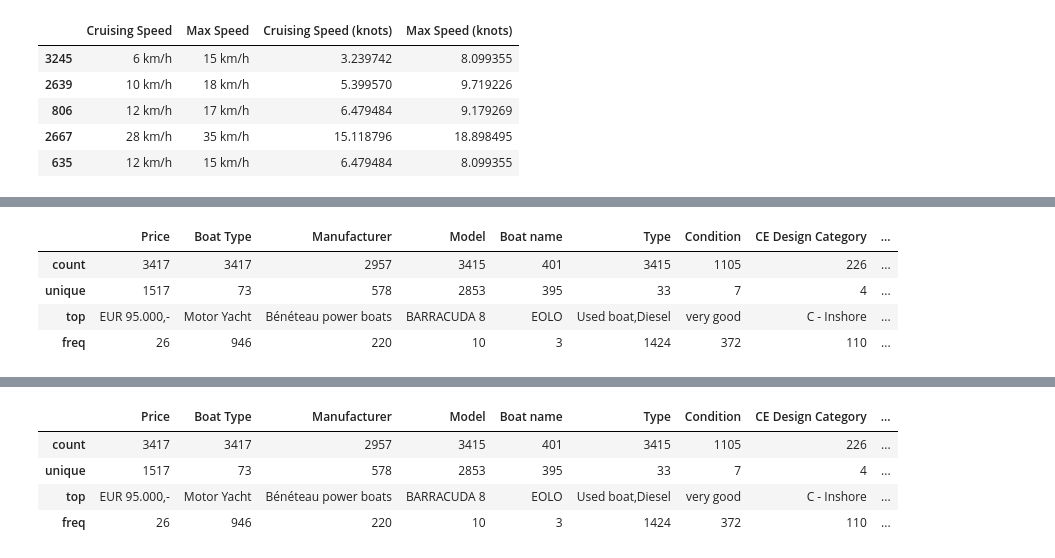
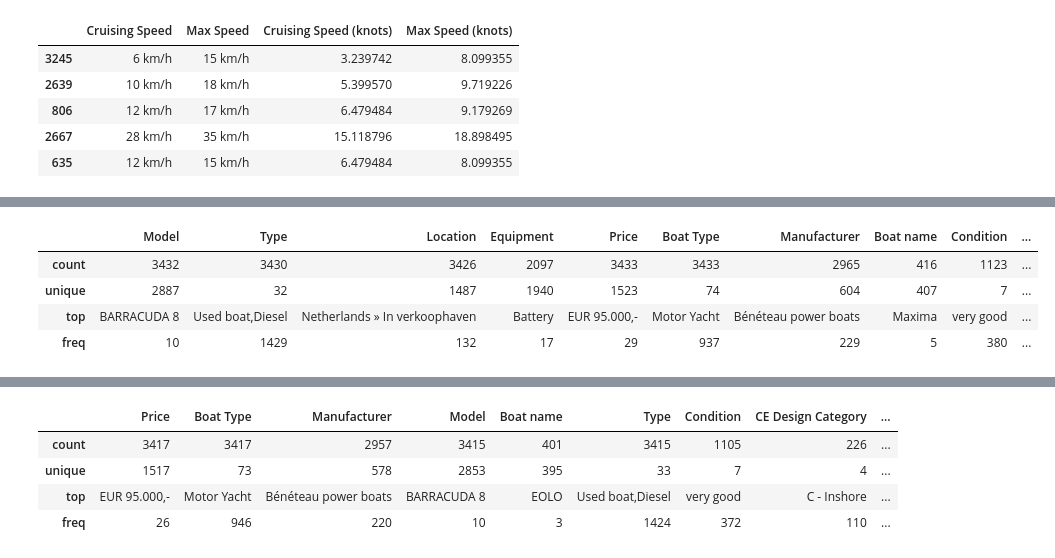
Before and after one commit to kristy25/AcademyPublic, a Jupyter notebook: Untitled1.ipynb, the cells around one changed output, grey strips where cells are left out. Saved outputs shown, nothing was run; the diff lists cells and outputs as text; code cells hidden in the pictures.

```diff
--- a/Untitled1.ipynb
+++ b/Untitled1.ipynb
@@ -1653,8 +1688,9 @@ train[col_numericals].describe()
 # %%
-train[col_categoricals].describe(include=['O'])
+train.describe(include=['O'])
+# train[col_categoricals].describe(include=['O'])
 # %% [output]
-|  | Price | Boat Type | Manufacturer | Model | Boat name | Type | Condition | CE Design Category | ... |
-| count | 3417 | 3417 | 2957 | 3415 | 401 | 3415 | 1105 | 226 | ... |
-| unique | 1517 | 73 | 578 | 2853 | 395 | 33 | 7 | 4 | ... |
-| top | EUR 95.000,- | Motor Yacht | Bénéteau power boats | BARRACUDA 8 | EOLO | Used boat,Diesel | very good | C - Inshore | ... |
-| freq | 26 | 946 | 220 | 10 | 3 | 1424 | 372 | 110 | ... |
+|  | Model | Type | Location | Equipment | Price | Boat Type | Manufacturer | Boat name | Condition | ... |
+| count | 3432 | 3430 | 3426 | 2097 | 3433 | 3433 | 2965 | 416 | 1123 | ... |
+| unique | 2887 | 32 | 1487 | 1940 | 1523 | 74 | 604 | 407 | 7 | ... |
+| top | BARRACUDA 8 | Used boat,Diesel | Netherlands » In verkoophaven | Battery | EUR 95.000,- | Motor Yacht | Bénéteau power boats | Maxima | very good | ... |
+| freq | 10 | 1429 | 132 | 17 | 29 | 937 | 229 | 5 | 380 | ... |
```
Also changed, not shown: parts of 18 cells of this notebook.
